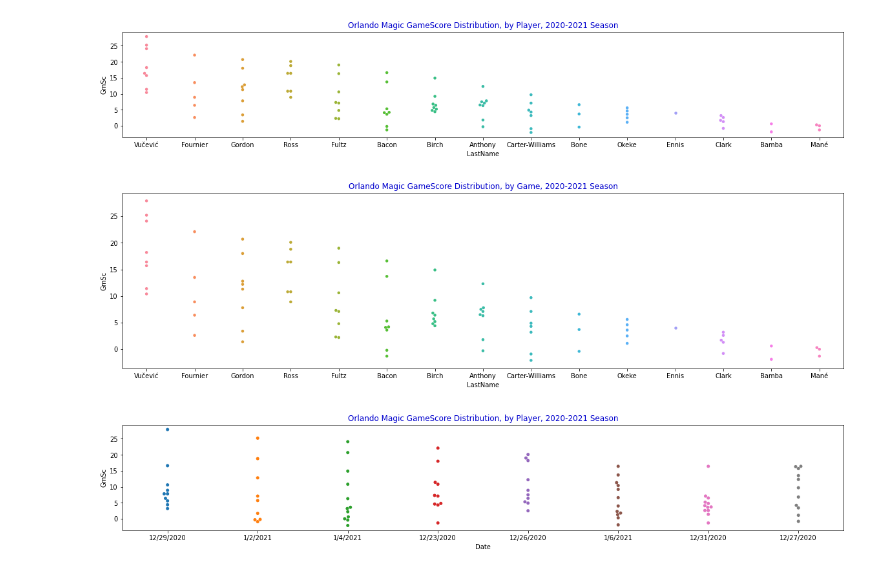
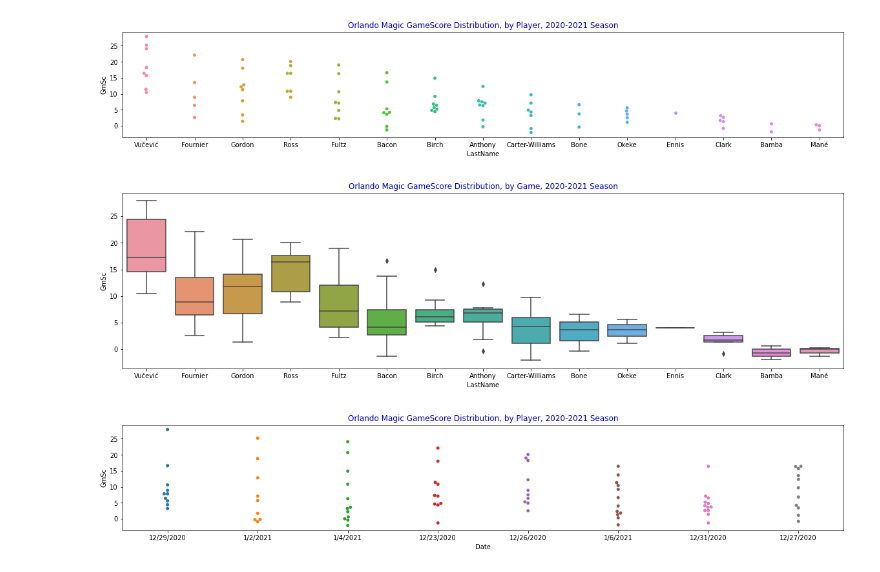
Before and after one commit to adrianjaymayer/Orlando-Magic-GameScore-Stats-and-Graphics-2020_21-Season, a Jupyter notebook: Scripts/Magic2.ipynb, the cells around one changed output. Saved outputs shown, nothing was run; the diff lists cells and outputs as text; code cells hidden in the pictures.

```diff
--- a/Scripts/Magic2.ipynb
+++ b/Scripts/Magic2.ipynb
@@ -46,11 +46,11 @@ plt.show()
 [figure]
 # %%
 fig, ax = plt.subplots(figsize=(20,5))
-sns.swarmplot(x="LastName", y="GmSc", data=magic, ax=ax, s=4.5)
+sns.boxplot(x="LastName", y="GmSc", data=magic)
 plt.title("Orlando Magic GameScore Distribution, by Game, 2020-2021 Season", color='mediumblue')
 plt.show()
 # %% [output]
-[figure, old version]
+[figure, new version]
 # %%
 fig, ax = plt.subplots(figsize=(20,3))
 sns.swarmplot(x="Date", y="GmSc", data=magic)
```
Also changed, not shown: parts of 1 cell of this notebook.
